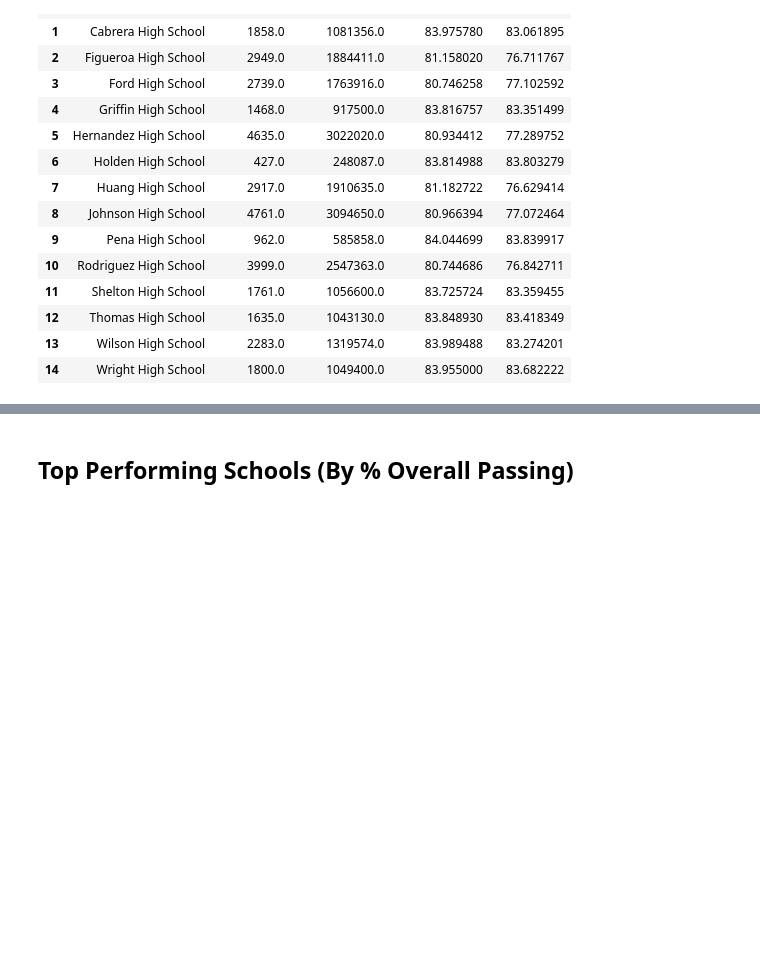
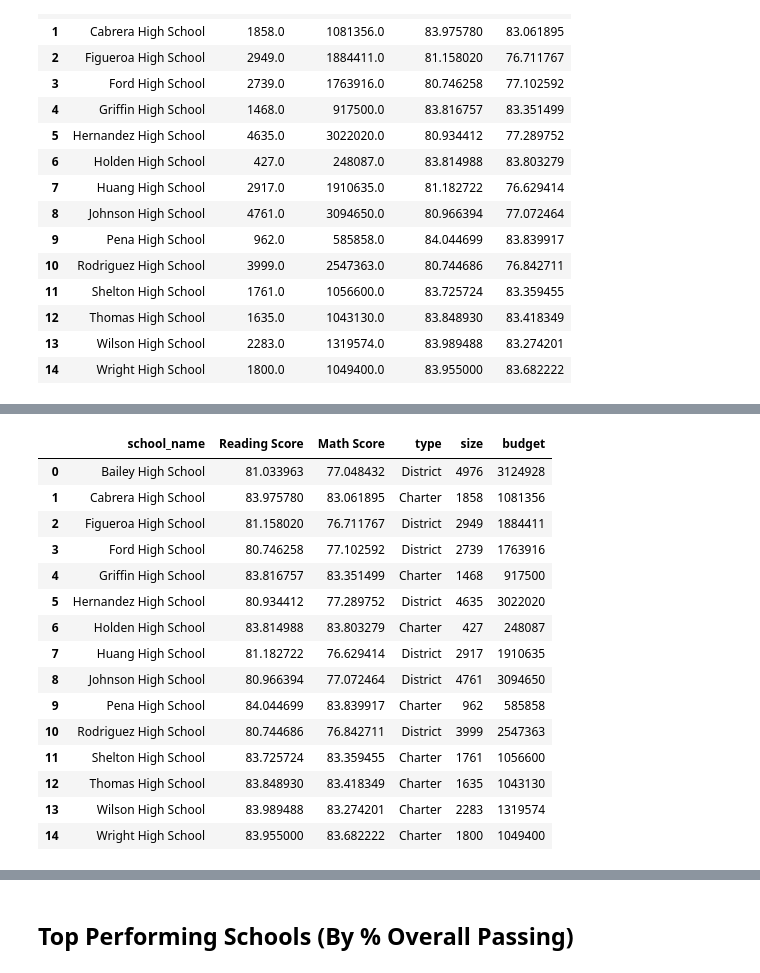
Before and after one commit to Carly-Jane/Pandas_Homework_Carly_Wieland, a Jupyter notebook: PyCitySchools/PyCitySchools_starter.ipynb, the cells around one changed output, grey strips where cells are left out. Saved outputs shown, nothing was run; the diff lists cells and outputs as text; code cells hidden in the pictures; blank space fills up the shorter version.

```diff
--- a/PyCitySchools/PyCitySchools_starter.ipynb
+++ b/PyCitySchools/PyCitySchools_starter.ipynb
@@ -235,0 +263,21 @@ TypeError: Can only merge Series or DataFrame objects, a <class 'pandas.core.gro
+# %%
+#imdb_df = movie_file_df[["FILM", "IMDB", "IMDB_norm", "IMDB_norm_round", "IMDB_user_vote_count"]]
+school_summary_merge2 = school_summary_merge1[['school_name', 'Reading Score', 'Math Score', 'type', 'size', 'budget']]
+school_summary_merge2
+# %% [output]
+|  | school_name | Reading Score | Math Score | type | size | budget |
+| 0 | Bailey High School | 81.033963 | 77.048432 | District | 4976 | 3124928 |
+| 1 | Cabrera High School | 83.975780 | 83.061895 | Charter | 1858 | 1081356 |
+| 2 | Figueroa High School | 81.158020 | 76.711767 | District | 2949 | 1884411 |
+| 3 | Ford High School | 80.746258 | 77.102592 | District | 2739 | 1763916 |
+| 4 | Griffin High School | 83.816757 | 83.351499 | Charter | 1468 | 917500 |
+| 5 | Hernandez High School | 80.934412 | 77.289752 | District | 4635 | 3022020 |
+| 6 | Holden High School | 83.814988 | 83.803279 | Charter | 427 | 248087 |
+| 7 | Huang High School | 81.182722 | 76.629414 | District | 2917 | 1910635 |
+| 8 | Johnson High School | 80.966394 | 77.072464 | District | 4761 | 3094650 |
+| 9 | Pena High School | 84.044699 | 83.839917 | Charter | 962 | 585858 |
+| 10 | Rodriguez High School | 80.744686 | 76.842711 | District | 3999 | 2547363 |
+| 11 | Shelton High School | 83.725724 | 83.359455 | Charter | 1761 | 1056600 |
+| 12 | Thomas High School | 83.848930 | 83.418349 | Charter | 1635 | 1043130 |
+| 13 | Wilson High School | 83.989488 | 83.274201 | Charter | 2283 | 1319574 |
+| 14 | Wright High School | 83.955000 | 83.682222 | Charter | 1800 | 1049400 |
```
Also changed, not shown: parts of 6 cells of this notebook.
